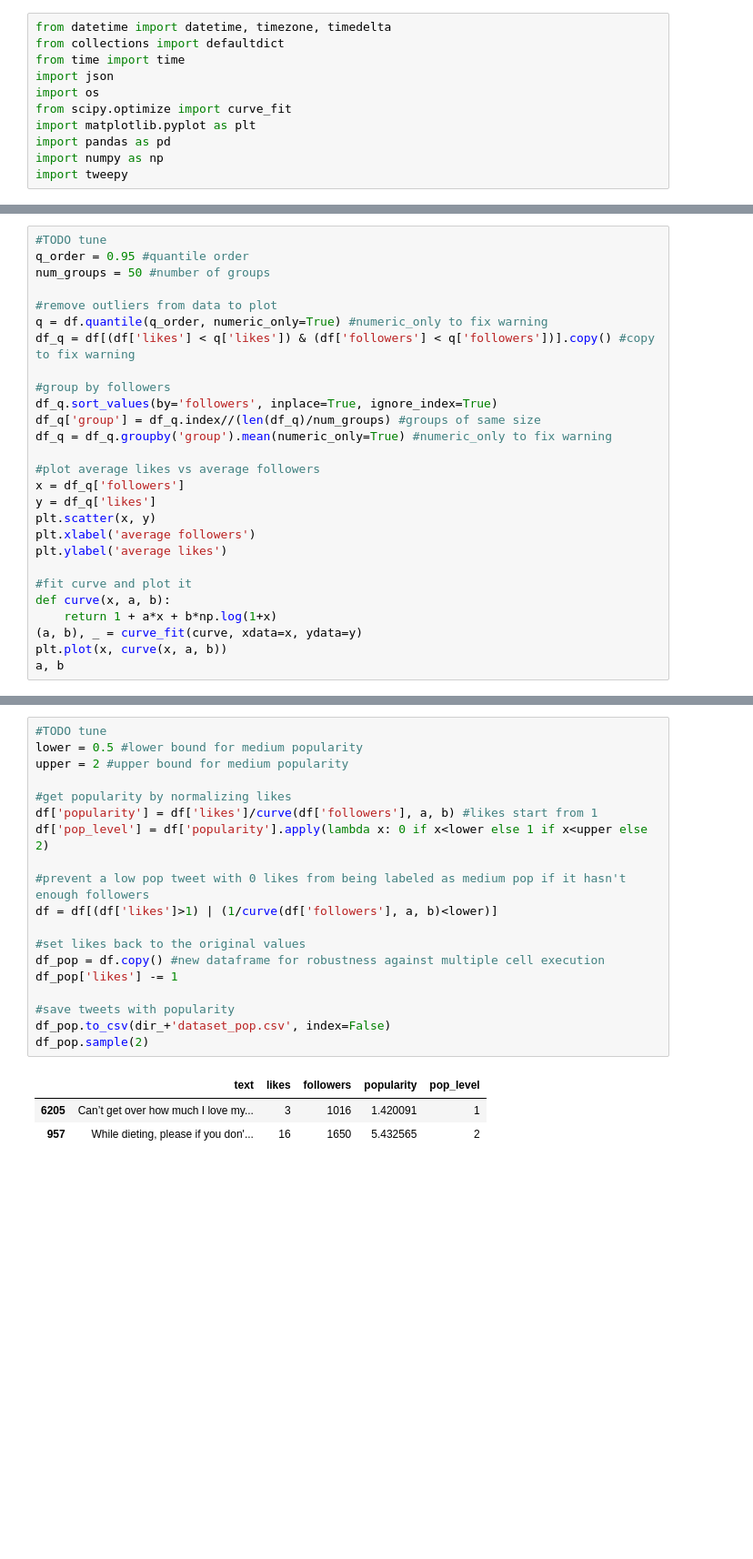
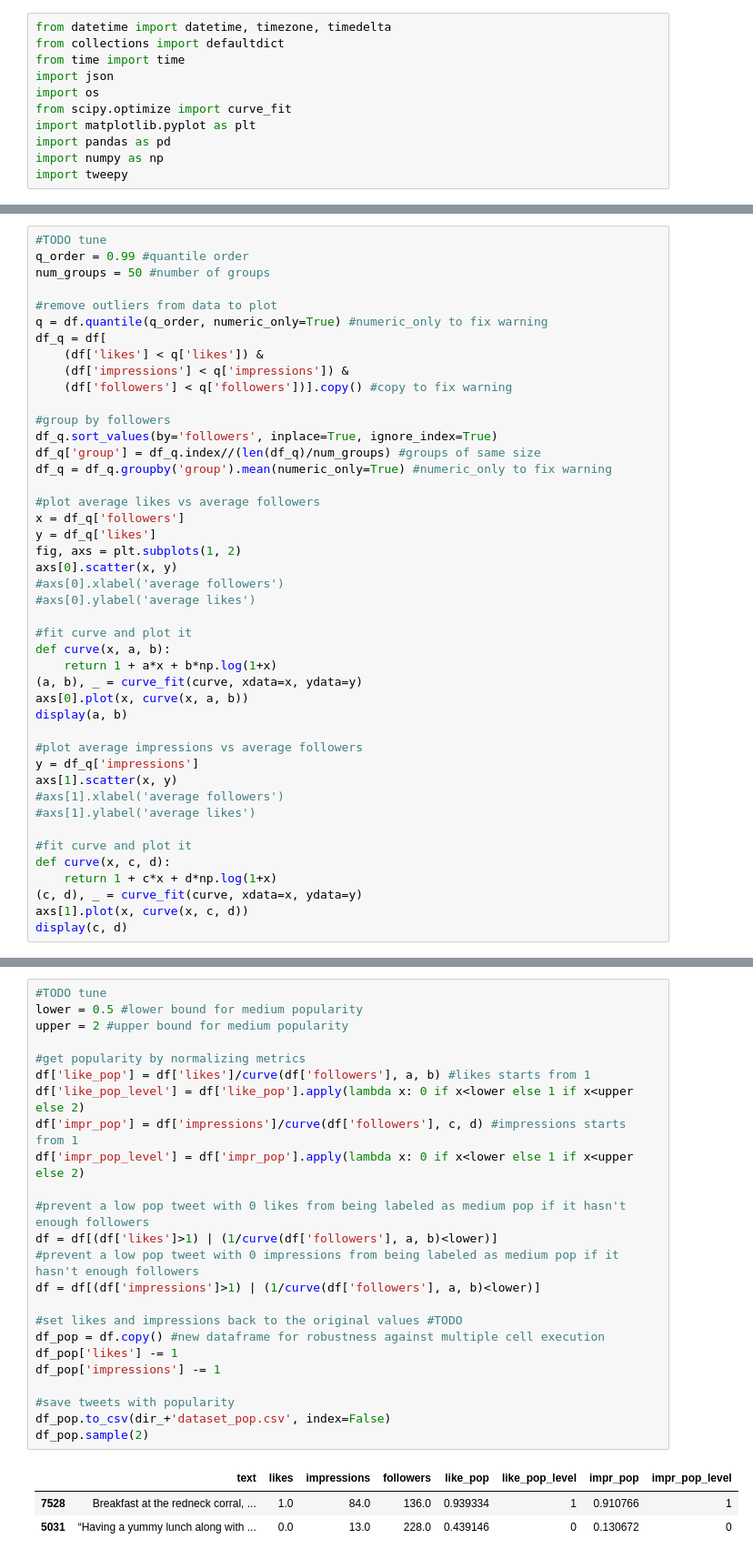
Before and after one commit to giemsei/dssc-ml, a Jupyter notebook: notes/mpolo/collection.ipynb, the cells around one changed output, grey strips where cells are left out. Shown at 91% size. Saved outputs shown, nothing was run; the diff lists cells and outputs as text; blank space fills up the shorter version.

```diff
--- a/notes/mpolo/collection.ipynb
+++ b/notes/mpolo/collection.ipynb
@@ -67,11 +69,14 @@ df.tail(2)
 # %%
 #TODO tune
-q_order = 0.95 #quantile order
+q_order = 0.99 #quantile order
 num_groups = 50 #number of groups
 
 #remove outliers from data to plot
 q = df.quantile(q_order, numeric_only=True) #numeric_only to fix warning
-df_q = df[(df['likes'] < q['likes']) & (df['followers'] < q['followers'])].copy() #copy to fix warning
+df_q = df[
+    (df['likes'] < q['likes']) &
+    (df['impressions'] < q['impressions']) &
+    (df['followers'] < q['followers'])].copy() #copy to fix warning
 
 #group by followers
 df_q.sort_values(by='followers', inplace=True, ignore_index=True)
@@ -81,14 +86,28 @@ df_q = df_q.groupby('group').mean(numeric_only=True) #numeric_only to fix warnin
 #plot average likes vs average followers
 x = df_q['followers']
 y = df_q['likes']
-plt.scatter(x, y)
-plt.xlabel('average followers')
-plt.ylabel('average likes')
+fig, axs = plt.subplots(1, 2)
+axs[0].scatter(x, y)
+#axs[0].xlabel('average followers')
+#axs[0].ylabel('average likes')
 
 #fit curve and plot it
 def curve(x, a, b):
     return 1 + a*x + b*np.log(1+x)
 (a, b), _ = curve_fit(curve, xdata=x, ydata=y)
-plt.plot(x, curve(x, a, b))
-a, b
+axs[0].plot(x, curve(x, a, b))
+display(a, b)
+
+#plot average impressions vs average followers
+y = df_q['impressions']
+axs[1].scatter(x, y)
+#axs[1].xlabel('average followers')
+#axs[1].ylabel('average likes')
+
+#fit curve and plot it
+def curve(x, c, d):
+    return 1 + c*x + d*np.log(1+x)
+(c, d), _ = curve_fit(curve, xdata=x, ydata=y)
+axs[1].plot(x, curve(x, c, d))
+display(c, d)
 # %% [output]
@@ -97,23 +119,28 @@ a, b
 # %%
 #TODO tune
 lower = 0.5 #lower bound for medium popularity
 upper = 2 #upper bound for medium popularity
 
-#get popularity by normalizing likes
-df['popularity'] = df['likes']/curve(df['followers'], a, b) #likes start from 1
-df['pop_level'] = df['popularity'].apply(lambda x: 0 if x<lower else 1 if x<upper else 2)
+#get popularity by normalizing metrics
+df['like_pop'] = df['likes']/curve(df['followers'], a, b) #likes starts from 1
+df['like_pop_level'] = df['like_pop'].apply(lambda x: 0 if x<lower else 1 if x<upper else 2)
+df['impr_pop'] = df['impressions']/curve(df['followers'], c, d) #impressions starts from 1
+df['impr_pop_level'] = df['impr_pop'].apply(lambda x: 0 if x<lower else 1 if x<upper else 2)
 
 #prevent a low pop tweet with 0 likes from being labeled as medium pop if it hasn't enough followers
 df = df[(df['likes']>1) | (1/curve(df['followers'], a, b)<lower)]
+#prevent a low pop tweet with 0 impressions from being labeled as medium pop if it hasn't enough followers
+df = df[(df['impressions']>1) | (1/curve(df['followers'], a, b)<lower)]
 
-#set likes back to the original values
+#set likes and impressions back to the original values #TODO
 df_pop = df.copy() #new dataframe for robustness against multiple cell execution
 df_pop['likes'] -= 1
+df_pop['impressions'] -= 1
 
 #save tweets with popularity
 df_pop.to_csv(dir_+'dataset_pop.csv', index=False)
 df_pop.sample(2)
 # %% [output]
-|  | text | likes | followers | popularity | pop_level |
-| 6205 | Can’t get over how much I love my... | 3 | 1016 | 1.420091 | 1 |
-| 957 | While dieting, please if you don'... | 16 | 1650 | 5.432565 | 2 |
+|  | text | likes | impressions | followers | like_pop | like_pop_level | impr_pop | impr_pop_level |
+| 7528 | Breakfast at the redneck corral, ... | 1.0 | 84.0 | 136.0 | 0.939334 | 1 | 0.910766 | 1 |
+| 5031 | “Having a yummy lunch along with ... | 0.0 | 13.0 | 228.0 | 0.439146 | 0 | 0.130672 | 0 |
```
Also changed, not shown: parts of 3 cells of this notebook.
